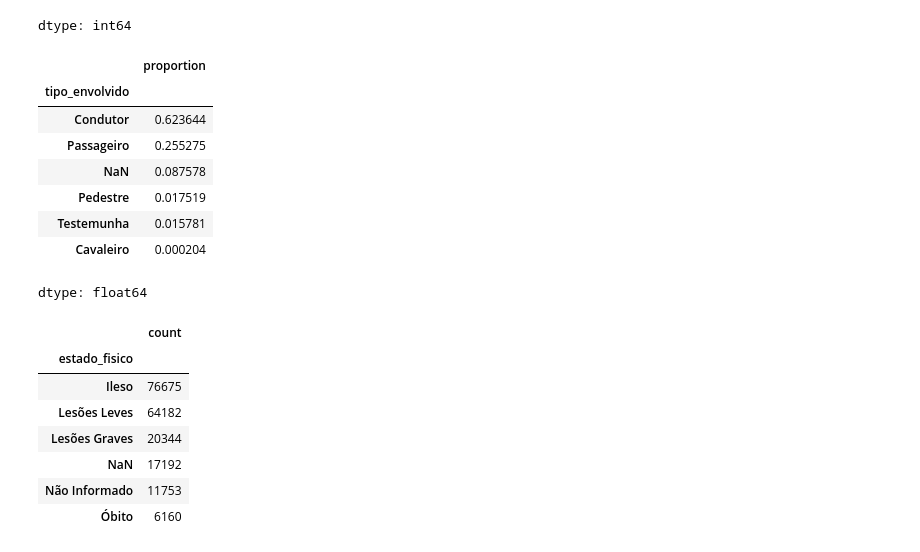
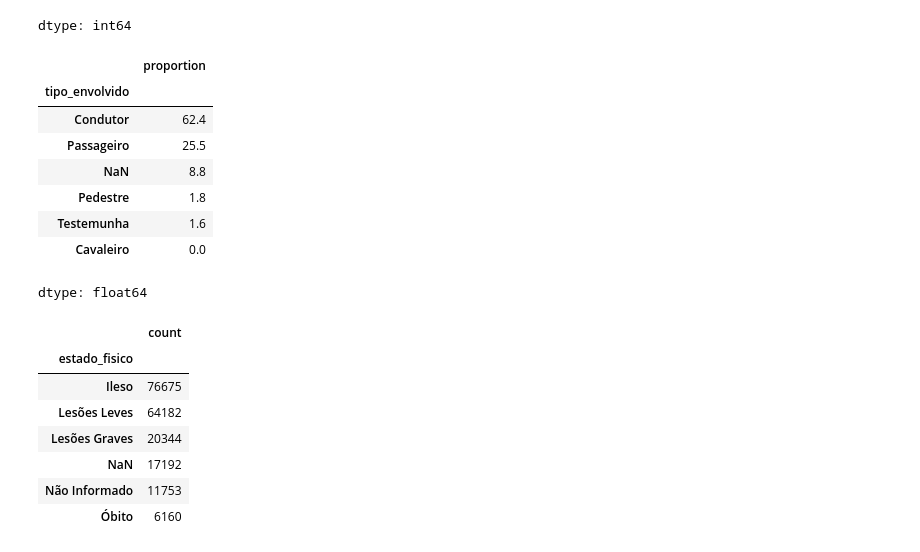
Before and after one commit to gabrielmprata/acidentes_transito, a Jupyter notebook: Acidentes_Rodoviarios_PreProc.ipynb, the cells around one changed output. Cells and saved outputs as stored; diff of their text form; code cells hidden in the pictures.

```diff
--- a/Acidentes_Rodoviarios_PreProc.ipynb
+++ b/Acidentes_Rodoviarios_PreProc.ipynb
@@ -511,16 +511,17 @@ df_pessoas.tipo_envolvido.value_counts(dropna=False) #quantidade
 | Cavaleiro | 40 |
 dtype: int64
 # %%
-df_pessoas.tipo_envolvido.value_counts(dropna=False, normalize=True) #percentual
+#percentual da distribuição
+(df_pessoas.tipo_envolvido.value_counts(dropna=False, normalize=True)*100).round(1)
 # %% [output]
 |  | proportion |
 | tipo_envolvido |  |
-| Condutor | 0.623644 |
-| Passageiro | 0.255275 |
-| NaN | 0.087578 |
-| Pedestre | 0.017519 |
-| Testemunha | 0.015781 |
-| Cavaleiro | 0.000204 |
+| Condutor | 62.4 |
+| Passageiro | 25.5 |
+| NaN | 8.8 |
+| Pedestre | 1.8 |
+| Testemunha | 1.6 |
+| Cavaleiro | 0.0 |
 dtype: float64
 # %%
 df_pessoas.estado_fisico.value_counts(dropna=False) #quantidade
```
Also changed, not shown: parts of 1 cell of this notebook.
